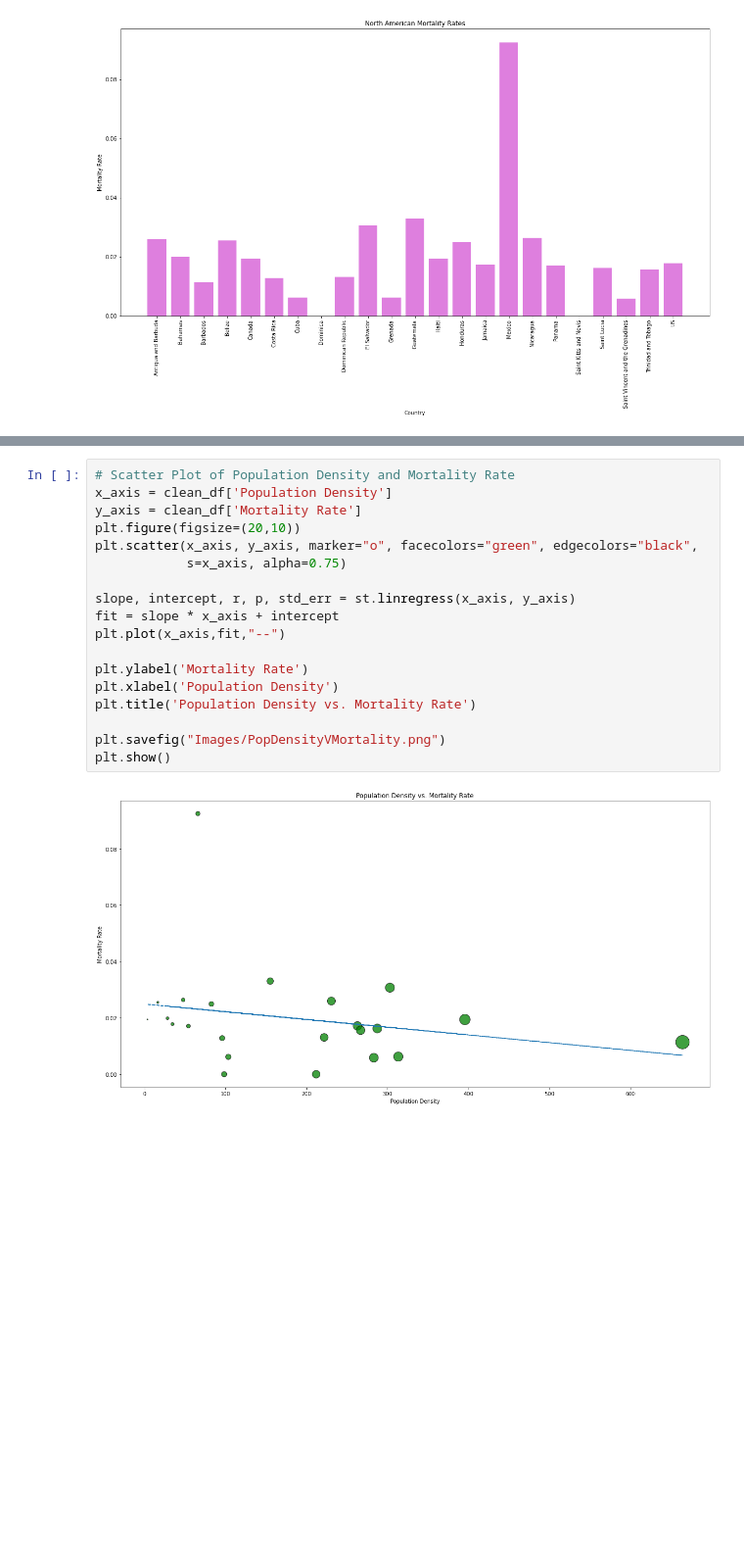
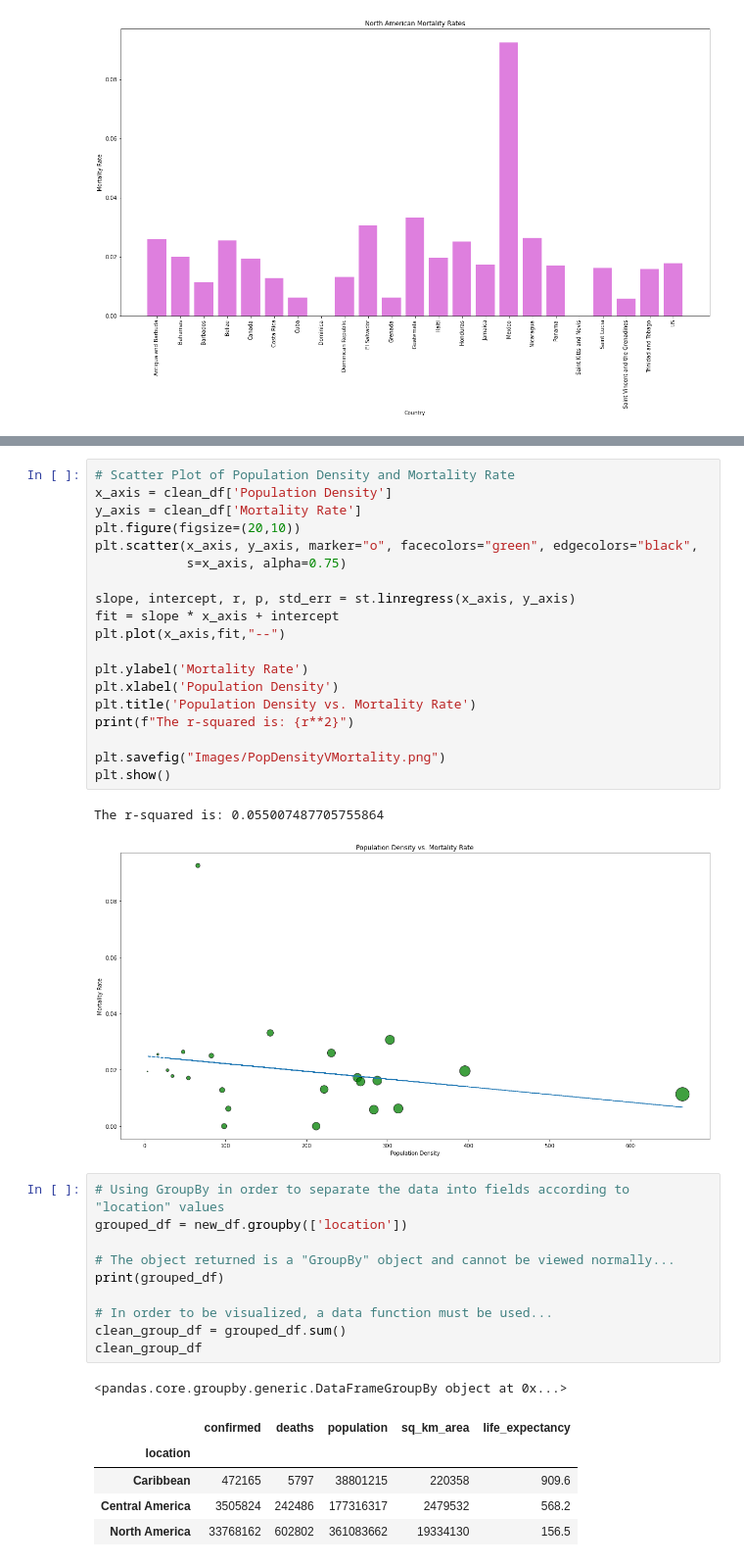
Before and after one commit to grantbot/Project-1, a Jupyter notebook: m-media-api-test.ipynb, the cells around one changed output, grey strips where cells are left out. Shown at 98% size. Drawn from its saved outputs; the diff is of its cells as text; blank space fills up the shorter version.

```diff
--- a/m-media-api-test.ipynb
+++ b/m-media-api-test.ipynb
@@ -313,8 +318,27 @@ plt.plot(x_axis,fit,"--")
 plt.ylabel('Mortality Rate')
 plt.xlabel('Population Density')
 plt.title('Population Density vs. Mortality Rate')
+print(f"The r-squared is: {r**2}")
 
 plt.savefig("Images/PopDensityVMortality.png")
 plt.show()
 # %% [output]
+The r-squared is: 0.055007487705755864
 [figure]
+# %%
+# Using GroupBy in order to separate the data into fields according to "location" values
+grouped_df = new_df.groupby(['location'])
+
+# The object returned is a "GroupBy" object and cannot be viewed normally...
+print(grouped_df)
+
+# In order to be visualized, a data function must be used...
+clean_group_df = grouped_df.sum()
+clean_group_df
+# %% [output]
+<pandas.core.groupby.generic.DataFrameGroupBy object at 0x...>
+|  | confirmed | deaths | population | sq_km_area | life_expectancy |
+| location |  |  |  |  |  |
+| Caribbean | 472165 | 5797 | 38801215 | 220358 | 909.6 |
+| Central America | 3505824 | 242486 | 177316317 | 2479532 | 568.2 |
+| North America | 33768162 | 602802 | 361083662 | 19334130 | 156.5 |
```
Also changed, not shown: parts of 14 cells of this notebook, 7 other files.
